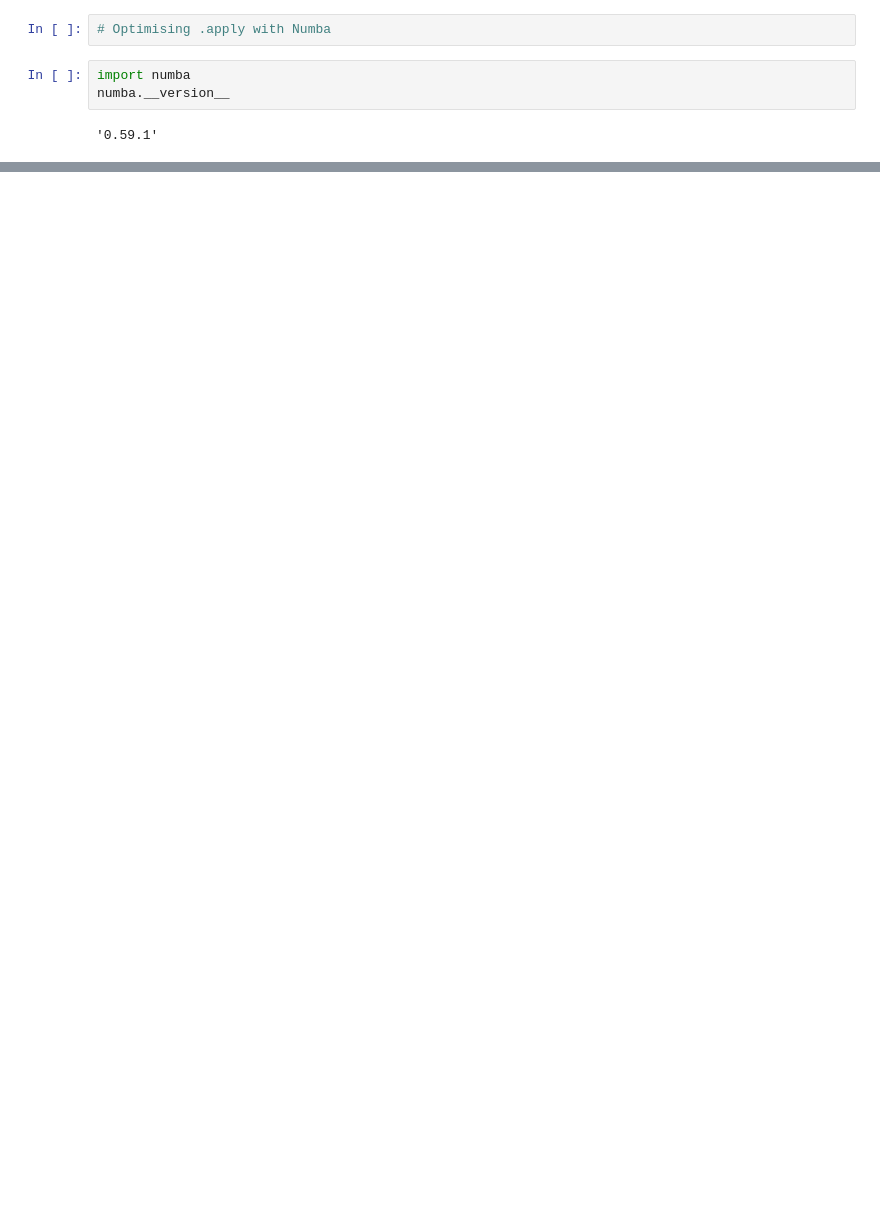
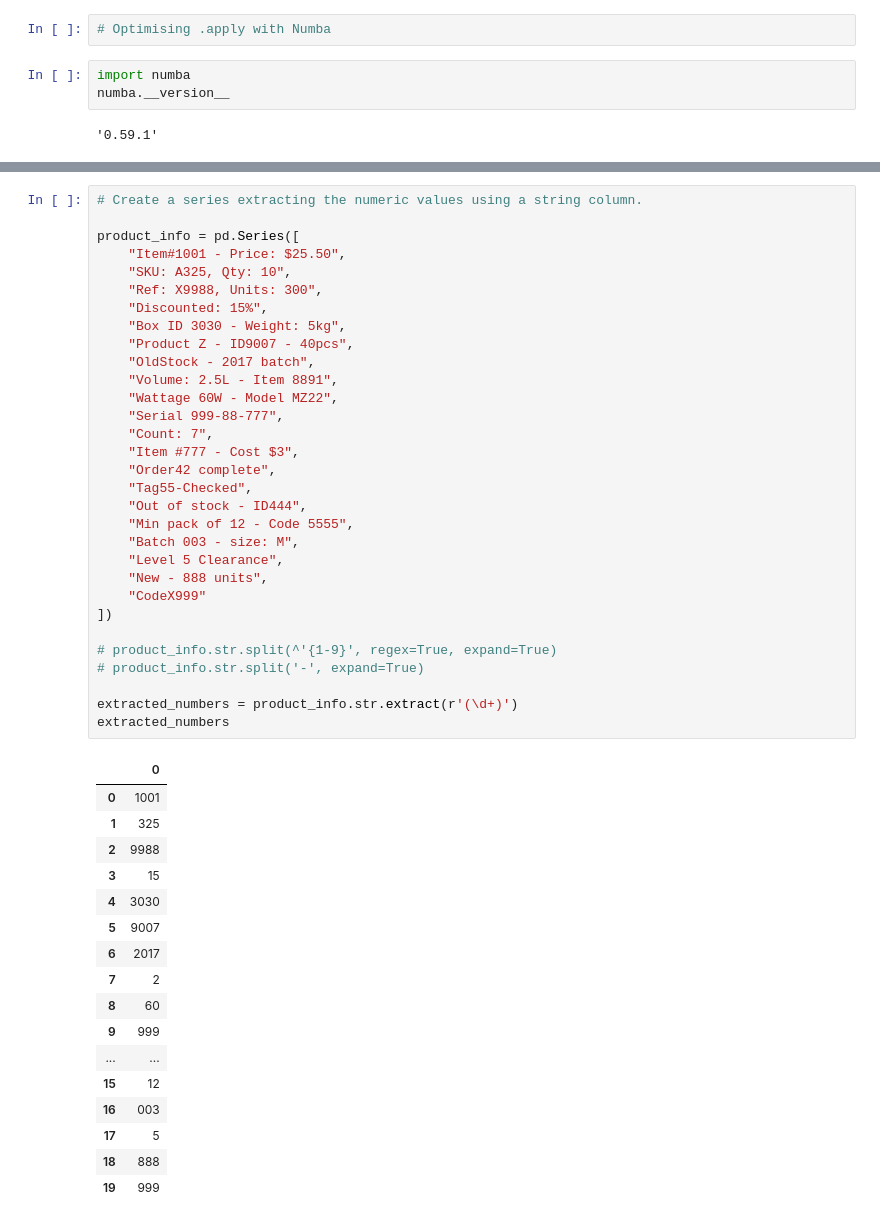
Before and after one commit to Luxxlux/PandasPractice, a Jupyter notebook: Chapter 10 - String manipulation.ipynb, the cells around one changed output, grey strips where cells are left out. Drawn from its saved outputs; the diff is of its cells as text; blank space fills up the shorter version.

```diff
--- a/Chapter 10 - String manipulation.ipynb
+++ b/Chapter 10 - String manipulation.ipynb
@@ -491,0 +606,49 @@ No implementation of function Function(<built-in method randint of numpy.random.
+# %%
+# Create a series extracting the numeric values using a string column.
+
+product_info = pd.Series([
+    "Item#1001 - Price: $25.50",
+    "SKU: A325, Qty: 10",
+    "Ref: X9988, Units: 300",
+    "Discounted: 15%",
+    "Box ID 3030 - Weight: 5kg",
+    "Product Z - ID9007 - 40pcs",
+    "OldStock - 2017 batch",
+    "Volume: 2.5L - Item 8891",
+    "Wattage 60W - Model MZ22",
+    "Serial 999-88-777",
+    "Count: 7",
+    "Item #777 - Cost $3",
+    "Order42 complete",
+    "Tag55-Checked",
+    "Out of stock - ID444",
+    "Min pack of 12 - Code 5555",
+    "Batch 003 - size: M",
+    "Level 5 Clearance",
+    "New - 888 units",
+    "CodeX999"
+])
+
+# product_info.str.split(^'{1-9}', regex=True, expand=True)
+# product_info.str.split('-', expand=True)
+
+extracted_numbers = product_info.str.extract(r'(\d+)')
+extracted_numbers
+# %% [output]
+|  | 0 |
+| 0 | 1001 |
+| 1 | 325 |
+| 2 | 9988 |
+| 3 | 15 |
+| 4 | 3030 |
+| 5 | 9007 |
+| 6 | 2017 |
+| 7 | 2 |
+| 8 | 60 |
+| 9 | 999 |
+| ... | ... |
+| 15 | 12 |
+| 16 | 003 |
+| 17 | 5 |
+| 18 | 888 |
+| 19 | 999 |
```
Also changed, not shown: parts of 28 cells of this notebook.
